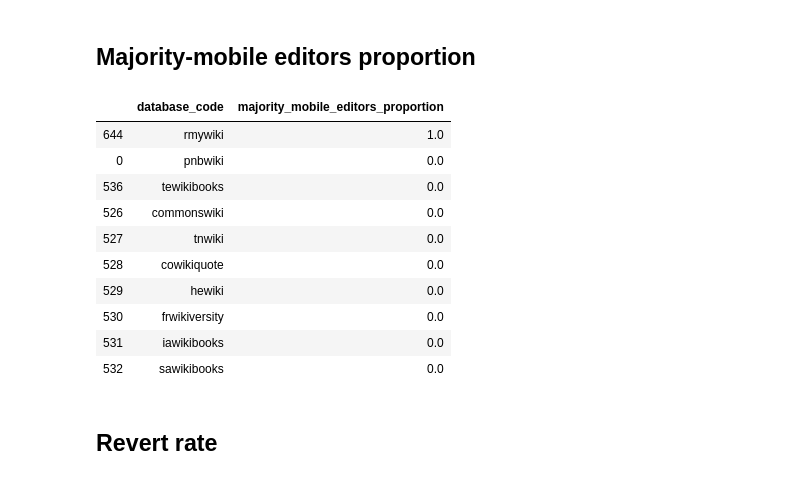
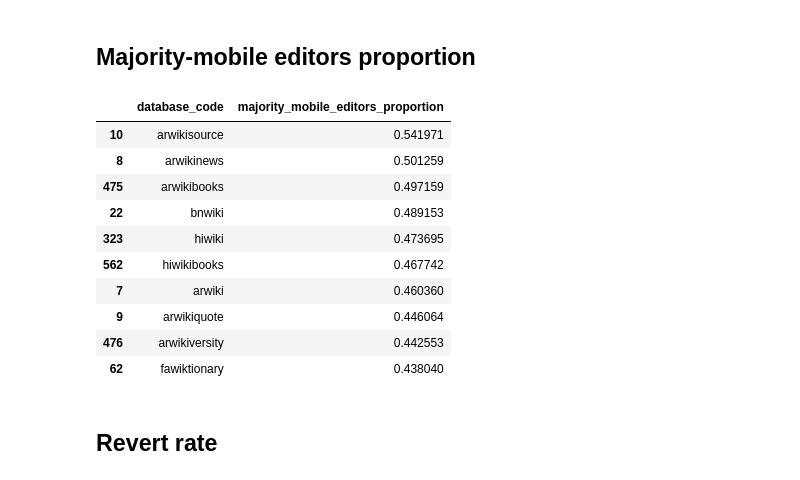
Before and after one commit to wikimedia-research/wiki-comparison, a Jupyter notebook: data-collection/data-collection.ipynb, the cells around one changed output. Saved outputs shown, nothing was run; the diff lists cells and outputs as text; code cells hidden in the pictures.

Commit message:
update mobile edits and majority mobile editor query

```diff
--- a/data-collection/data-collection.ipynb
+++ b/data-collection/data-collection.ipynb
@@ -413,64 +394,42 @@ merge_in(aep)
 # %%
 #formerly a mariadb query using the staging.editor_month table and the bot_flag column, as well as the following to filter bot editors
 #convert(user_name using utf8) not regexp "bot\\\\b" or convert(user_name using utf8) in ("Paucabot", "Niabot", "Marbot")
 mmep = wmf.hive.run("""
 SELECT
-    wiki_db as database_code,
-    --SUM(IF(mobile_editing_proportion > 0.5, 1, 0))  / COUNT(*) AS majority_mobile_editors_proportion
-    --SUM(CAST(ARRAY_CONTAINS(revision_tags, "mobile edit") AS INT)) wikipedia_mobile_edits,
-    --SUM(if(access_method = "mobile web", view_COUNT, 0)) / SUM(view_COUNT)
-    SUM(CAST(IF(mobile_editing_proportion > 0.5, 1, 0) AS INT)) / COUNT(*) AS majority_mobile_editors_proportion
-FROM(
-        SELECT wiki_db,
-               (mobile_web_edits + app_edits) / all_edits AS mobile_editing_proportion
-        FROM
-                (select
-                    wiki_db,
-                    SUM(CAST(ARRAY_CONTAINS(revision_tags, "mobile web edit") AS INT)) mobile_web_edits,
-                    SUM(CAST(ARRAY_CONTAINS(revision_tags, "mobile app edit") AS INT)) app_edits,
-                    count(*) AS all_edits
-                from wmf.mediawiki_history
-                INNER JOIN canonical_data.wikis
-                    on wiki_db = database_code
-                    AND database_group in (
-                    "commons", "incubator", "foundation", "mediawiki", "meta", "sources",
-                    "species","wikibooks", "wikidata", "wikinews", "wikipedia", "wikiquote",
-                    "wikisource", "wikiversity", "wikivoyage", "wiktionary"
-                    )
-                where
-                    event_timestamp >= "{start}"
-                    AND event_timestamp < "{end}"
-                    AND event_user_id != 0
-                    AND (
-                        SIZE(event_user_is_bot_by) = 0 OR size(event_user_is_bot_by_historical) = 0
-                        )
-                    -- A user is a bot if they have a matching name or have the bot flag on *any* wiki
-                    -- See https://meta.wikimedia.org/wiki/Research:Active_editor AND https://meta.wikimedia.org/wiki/Research:Bot_user
-                    AND (event_user_id not regexp "bot\\b" OR event_user_id in ("Paucabot", "Niabot", "Marbot"))
-
-                    AND snapshot = "{snapshot}"
-                group by wiki_db) user_edits_raw
-    ) mobile_edits_proportion
-GROUP BY wiki_db
+   wiki AS database_code,
+   SUM(CASE WHEN mobile_editing_proportion > 0.5 THEN 1 END) / COUNT(*) as majority_mobile_editors_proportion
+FROM
+(
+    SELECT
+        wiki,
+        SUM(mobile_web_edits + mobile_app_edits) / SUM(edits) AS mobile_editing_proportion
+    FROM cchen.editor_month
+    WHERE
+        month >= "{start}"
+        AND month < "{end}"
+        AND user_id != 0
+        AND NOT bot_by_group
+        AND (user_name not regexp "bot\\b" OR user_name in ("Paucabot", "Niabot", "Marbot"))
+    GROUP BY wiki, user_name
+) user_edits
+GROUP BY wiki
 """.format(**query_vars))
 top_10(mmep, "majority_mobile_editors_proportion")
 
 
-
-
 #SUM(CAST(ARRAY_CONTAINS(revision_tags, "visualeditor") AS INT))/count(*) AS visual_edits
 # %% [output]
 |  | database_code | majority_mobile_editors_proportion |
-| 644 | rmywiki | 1.0 |
-| 0 | pnbwiki | 0.0 |
-| 536 | tewikibooks | 0.0 |
-| 526 | commonswiki | 0.0 |
-| 527 | tnwiki | 0.0 |
-| 528 | cowikiquote | 0.0 |
-| 529 | hewiki | 0.0 |
-| 530 | frwikiversity | 0.0 |
-| 531 | iawikibooks | 0.0 |
-| 532 | sawikibooks | 0.0 |
+| 10 | arwikisource | 0.541971 |
+| 8 | arwikinews | 0.501259 |
+| 475 | arwikibooks | 0.497159 |
+| 22 | bnwiki | 0.489153 |
+| 323 | hiwiki | 0.473695 |
+| 562 | hiwikibooks | 0.467742 |
+| 7 | arwiki | 0.460360 |
+| 9 | arwikiquote | 0.446064 |
+| 476 | arwikiversity | 0.442553 |
+| 62 | fawiktionary | 0.438040 |
 # %%
 merge_in(mmep)
 # %% [markdown]
```
Also changed, not shown: parts of 6 cells of this notebook.
